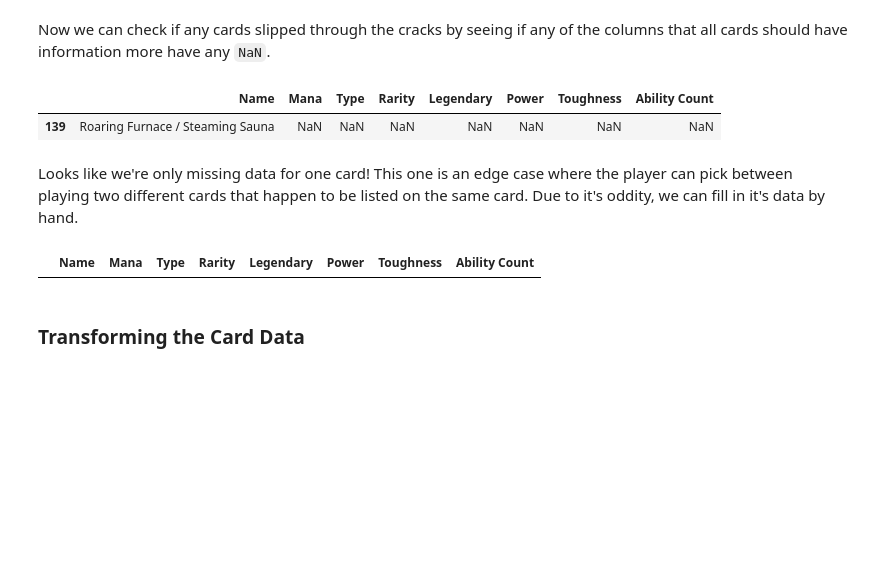
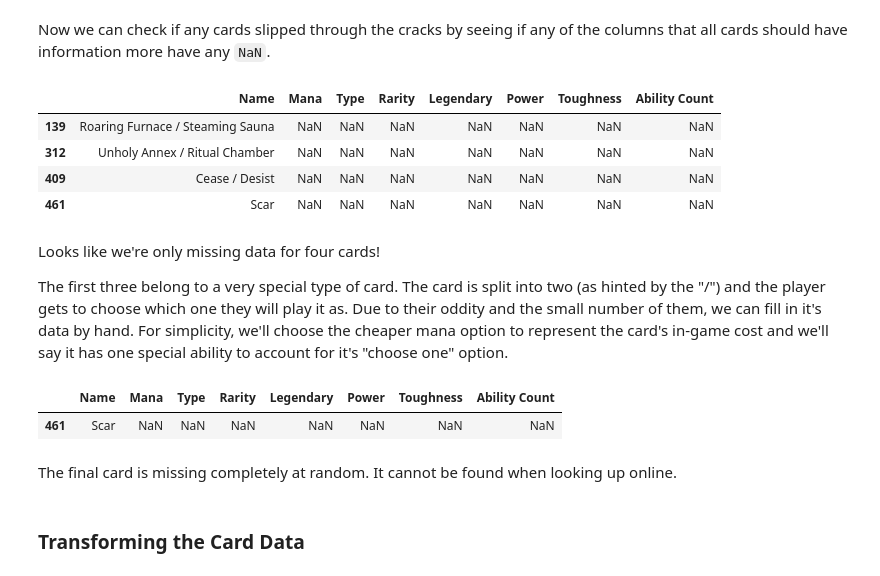
Before and after one commit to abbyortego/cmps-6790-final-tutorial, a Jupyter notebook: M2_RD.ipynb, the cells around one changed output. Drawn from its saved outputs; the diff is of its cells as text; code cells hidden in the pictures; blank space fills up the shorter version.

```diff
--- a/M2_RD.ipynb
+++ b/M2_RD.ipynb
@@ -366,12 +365,10 @@ When handling the tournament HTML, we'll be looking for the following informatio
 
 Once we have this information for each tournament HTML, we can combine into one dataframe that contains deck information for each deck played in all tournaments in the last full month (January 2026). The current index of the for loop indicates which row in the `all_tournaments_df` data is being grabbed for. This can be used to link the two tables later. Data we've collected for other columns can be added as well in tournament sized batches.
 # %%
-import time
-
 # as we extract data for each tournament we can add it to the decks_df in chunks
 decks_df = pd.DataFrame(columns=["Rank", "Player", "Name", "Price", "Link", "TournamentIdx"])
 
-for idx, tournament_html in enumerate(tournaments_html[:2]):
+for idx, tournament_html in enumerate(tournaments_html):
     # (1) Players & Rank
     top8_list = tournament_html.find("div", id="top8_list")
     if top8_list:       # if sidebar is split into top 8 list and deck list, only grab "a" tags with "player" class from top 8 list
@@ -656,15 +653,25 @@ display(missing_cards)
 # %% [output]
 |  | Name | Mana | Type | Rarity | Legendary | Power | Toughness | Ability Count |
 | 139 | Roaring Furnace / Steaming Sauna | NaN | NaN | NaN | NaN | NaN | NaN | NaN |
+| 312 | Unholy Annex / Ritual Chamber | NaN | NaN | NaN | NaN | NaN | NaN | NaN |
+| 409 | Cease / Desist | NaN | NaN | NaN | NaN | NaN | NaN | NaN |
+| 461 | Scar | NaN | NaN | NaN | NaN | NaN | NaN | NaN |
 # %% [markdown]
-Looks like we're only missing data for one card! This one is an edge case where the player can pick between playing two different cards that happen to be listed on the same card. Due to it's oddity, we can fill in it's data by hand.
+Looks like we're only missing data for four cards!
+
+The first three belong to a very special type of card. The card is split into two (as hinted by the "/") and the player gets to choose which one they will play it as. Due to their oddity and the small number of them, we can fill in it's data by hand. For simplicity, we'll choose the cheaper mana option to represent the card's in-game cost and we'll say it has one special ability to account for it's "choose one" option.
 # %%
-cards_df.loc[139, ["Mana", "Type", "Rarity", "Ability Count"]] = ["{4}{R}{B}{B}", "Enchantment", "rare", 1]
+cards_df.loc[139, ["Mana", "Type", "Rarity", "Ability Count"]] = ["{1}{R}", "Enchantment", "rare", 1]
+cards_df.loc[312, ["Mana", "Type", "Rarity", "Ability Count"]] = ["{2}{B}", "Enchantment", "rare", 1]
+cards_df.loc[409, ["Mana", "Type", "Rarity", "Ability Count"]] = ["{4}{B}{G}", "Enchantment", "rare", 1]
 
 missing_cards = cards_df[cards_df[["Mana", "Type", "Rarity"]].isnull().any(axis=1)]
 display(missing_cards)
 # %% [output]
 |  | Name | Mana | Type | Rarity | Legendary | Power | Toughness | Ability Count |
+| 461 | Scar | NaN | NaN | NaN | NaN | NaN | NaN | NaN |
+# %% [markdown]
+The final card is missing completely at random. It cannot be found when looking up online.
 # %% [markdown]
 ### Transforming the Card Data
 # %% [markdown]
```
Also changed, not shown: parts of 34 cells of this notebook, 4 other files.
